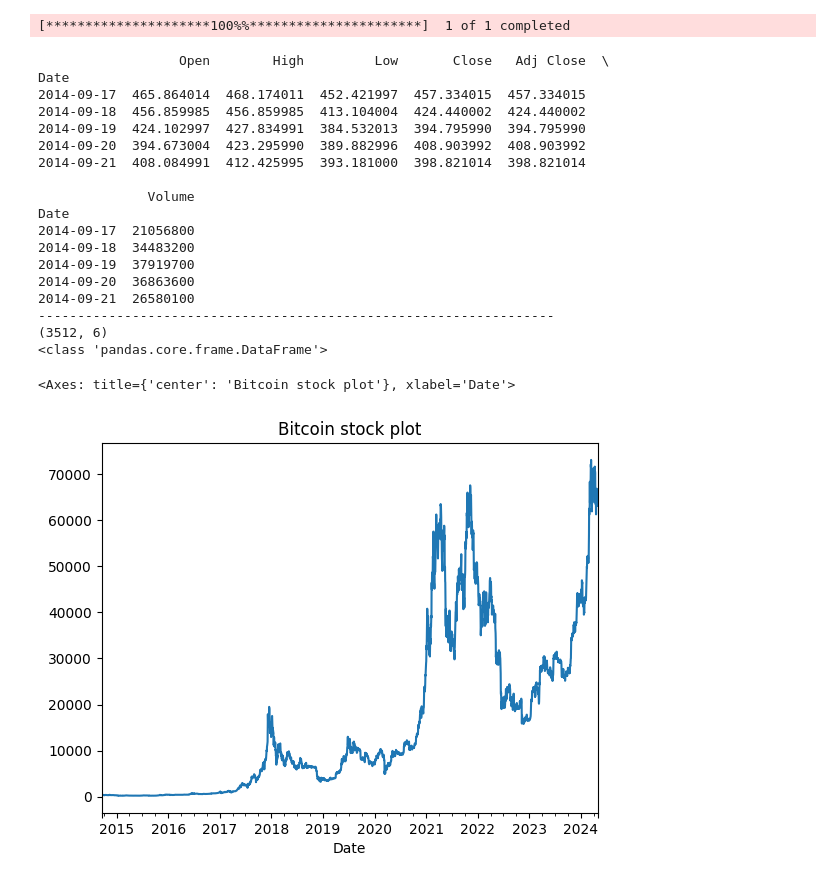
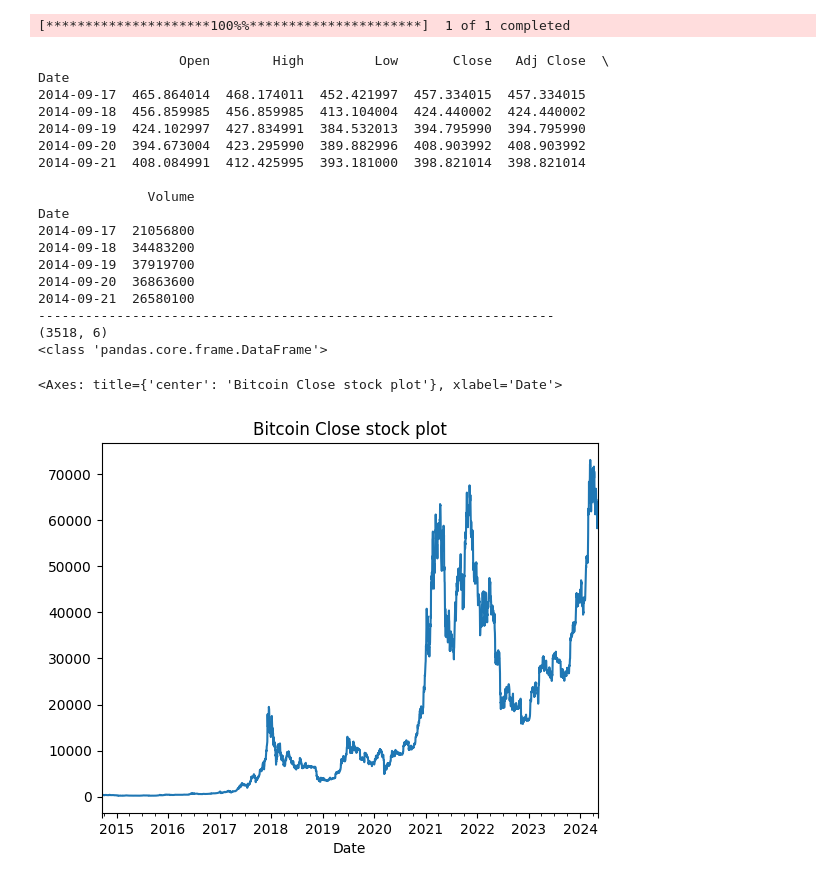
Before and after one commit to axpk/BitsmartProject, a Jupyter notebook: CMPE257_Term_Project.ipynb, the cells around one changed output. Saved outputs shown, nothing was run; the diff lists cells and outputs as text; code cells hidden in the pictures.

```diff
--- a/CMPE257_Term_Project.ipynb
+++ b/CMPE257_Term_Project.ipynb
@@ -16,7 +16,7 @@ from tensorflow.keras.layers import Dense
 from keras.layers import GlobalAveragePooling1D
 import yfinance as yf
 # %%
-data = yf.download('BTC-USD', start="2014-09-17", end="2024-04-29")
+data = yf.download('BTC-USD', start="2014-09-17", end="2024-05-05")
 # %% [output]
 [*********************100%%**********************]  1 of 1 completed
 # %%
@@ -41,10 +41,10 @@ Date
 2014-09-20  36863600
 2014-09-21  26580100
 ------------------------------------------------------------------
-(3512, 6)
+(3518, 6)
 <class 'pandas.core.frame.DataFrame'>
 # %%
-data['Close'].plot(title='Bitcoin stock plot')
+data['Close'].plot(title='Bitcoin Close stock plot')
 # %% [output]
-<Axes: title={'center': 'Bitcoin stock plot'}, xlabel='Date'>
+<Axes: title={'center': 'Bitcoin Close stock plot'}, xlabel='Date'>
-[figure, old version]
+[figure, new version]
```
Also changed, not shown: parts of 25 cells of this notebook.
